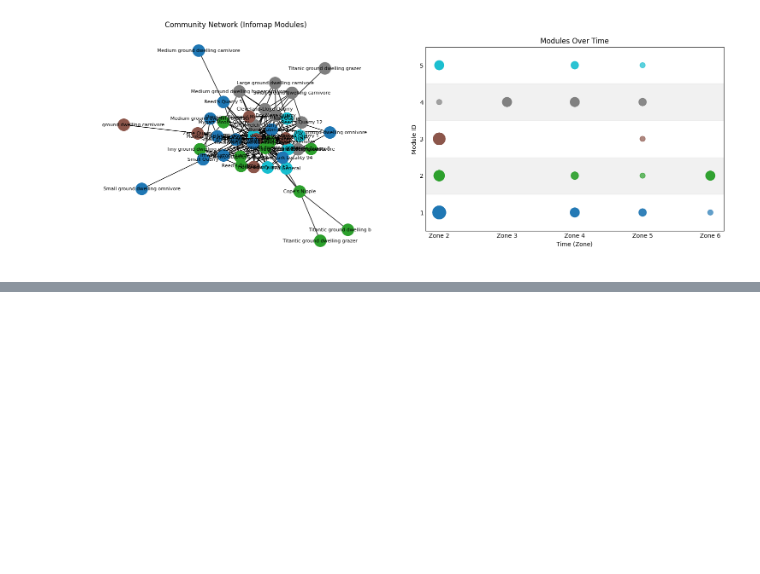
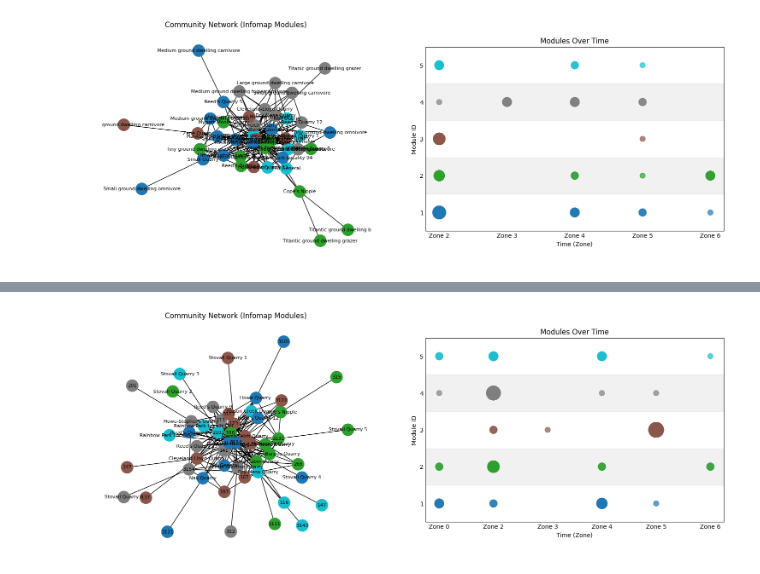
Before and after one commit to HGord2022/palaeoecology, a Jupyter notebook: infomap.ipynb, the cells around one changed output, grey strips where cells are left out. Cells and saved outputs as stored; diff of their text form; code cells hidden in the pictures; blank space fills up the shorter version.

Commit message:
added size class data

```diff
--- a/infomap.ipynb
+++ b/infomap.ipynb
@@ -6,7 +6,7 @@ import networkx as nx
 import numpy as np
 
 # load csv
-csv_path = "dino.csv"  # Replace with your actual CSV path
+csv_path = "drymesaclasstime.csv"
 df = pd.read_csv(csv_path)
 
 # map node names to int
@@ -189,0 +276,59 @@ plt.show()
+# %%
+
+# plot network and stepped scatter plot
+fig, (ax1, ax2) = plt.subplots(1, 2, figsize=(18, 7))
+
+# network plot
+pos = nx.spring_layout(G, seed=42)
+node_colors = [modules[n] for n in G.nodes()]
+nx.draw(G, pos, node_color=node_colors, cmap=plt.cm.tab10, node_size=400, with_labels=False, ax=ax1)
+nx.draw_networkx_labels(G, pos, labels={node_map[name]: name for name in unique_nodes}, font_size=8, ax=ax1)
+ax1.set_title("Community Network (Infomap Modules)")
+
+# stepped plot
+
+# Calculate the number of nodes for each (zone, module) pair
+size_data = plot_df.groupby(["zone", "module"]).size().reset_index(name='node_count')
+
+# Merge this data back into the plot dataframe
+plot_df = plot_df.merge(size_data, on=["zone", "module"])
+
+# make the plot
+mmodule_ids = sorted(plot_df["module"].unique())
+for module_id in module_ids:
+    if module_id % 2 == 0:
+        ax2.axhspan(module_id - 0.5, module_id + 0.5, color="lightgrey", alpha=0.3)
+
+scatter = ax2.scatter(
+    plot_df["zone"], plot_df["module"],
+    s=plot_df["node_count"] * 80,
+    c=plot_df["module"], cmap="tab10", alpha=0.7
+)
+
+ax2.set_xlabel("Time (Zone)")
+ax2.set_ylabel("Module ID")
+ax2.set_title("Modules Over Time")
+
+# Set x-ticks and labels
+ax2.set_xticks(list(zone_map.values()))
+ax2.set_xticklabels(list(zone_map.keys()))
+
+# Set y-ticks at integer module IDs
+ax2.set_yticks(mmodule_ids)
+
+# remove tick marks keep labels
+ax2.tick_params(axis='both', which='both', length=0)
+
+# set ylim
+ax2.set_ylim(min(mmodule_ids) - 0.5, max(mmodule_ids) + 0.5)
+
+# Remove gridlines
+ax2.grid(False)
+
+# Adjust plot layout
+box = ax2.get_position()
+ax2.set_position([box.x0, box.y0 + 0.1, box.width * 1.1, box.height * 0.8])
+
+plt.show()
+# %% [output]
+[figure, added]
```
Also changed, not shown: parts of 4 cells of this notebook, 2 other files.
